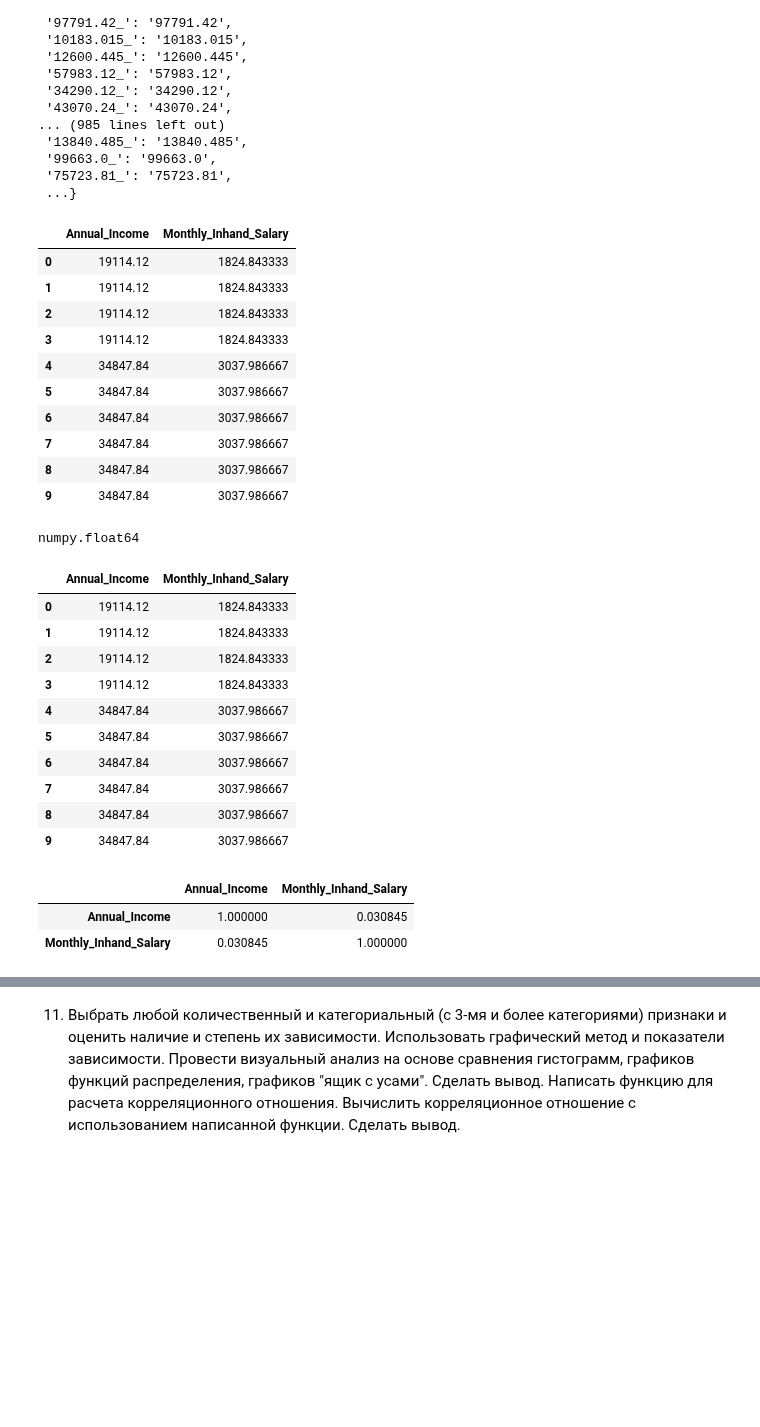
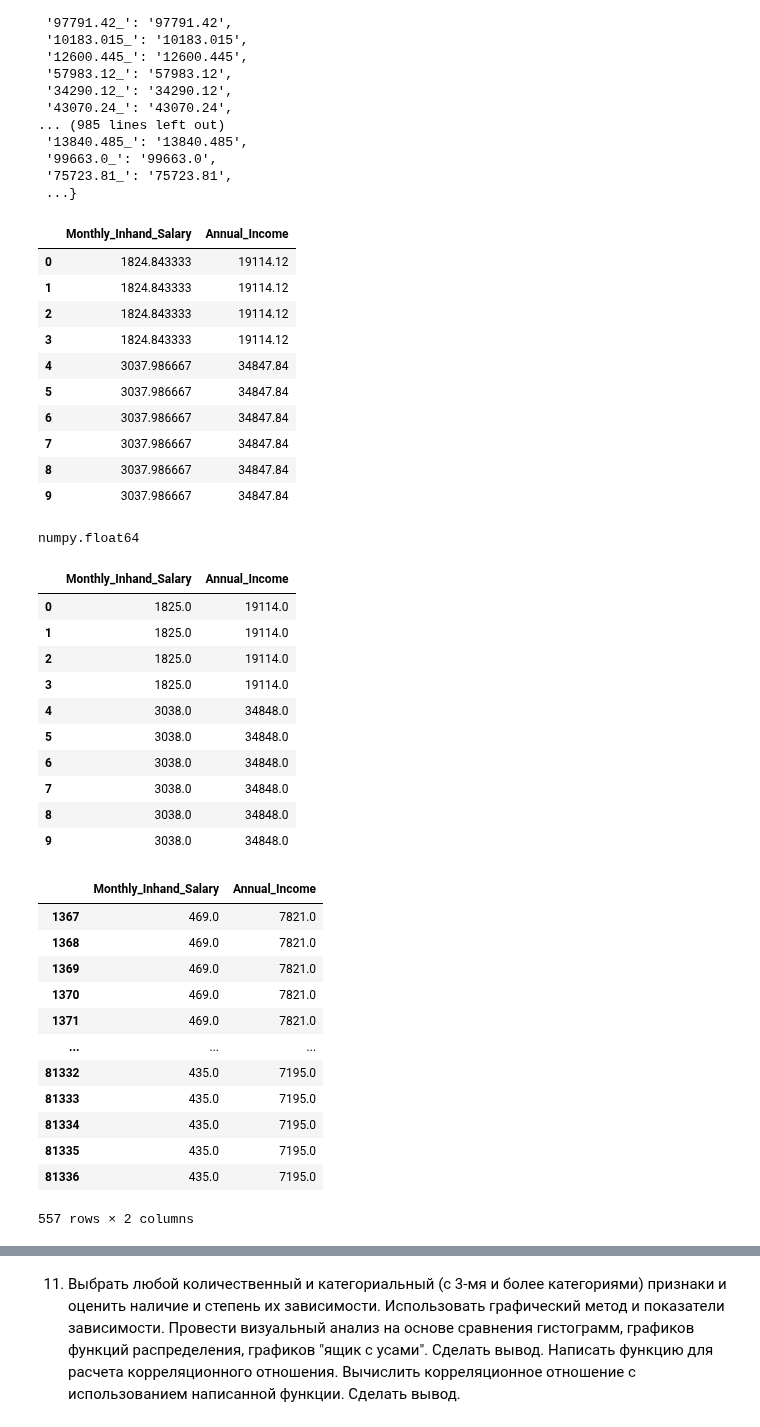
Before and after one commit to Ghukii/TMP-4sem-, a Jupyter notebook: Задание_6/Задание_6_13.ipynb, the cells around one changed output, grey strips where cells are left out. Drawn from its saved outputs; the diff is of its cells as text; code cells hidden in the pictures; blank space fills up the shorter version.

```diff
--- a/Задание_6/Задание_6_13.ipynb
+++ b/Задание_6/Задание_6_13.ipynb
@@ -958,6 +958,6 @@ plt.show()
 Annual_Income: годовой доход
 Monthly_Inhand_Salary: месячная зарплата
 # %%
-tmp = df[['Annual_Income', 'Monthly_Inhand_Salary']]
+tmp = df[['Monthly_Inhand_Salary', 'Annual_Income']]
 tmp.head(10)
 # %% [output]
@@ -1024,17 +1024,17 @@ zamena
 tmp = tmp.replace({'Annual_Income' : zamena})
 tmp.head(10)
 # %% [output]
-|  | Annual_Income | Monthly_Inhand_Salary |
-| 0 | 19114.12 | 1824.843333 |
-| 1 | 19114.12 | 1824.843333 |
-| 2 | 19114.12 | 1824.843333 |
-| 3 | 19114.12 | 1824.843333 |
-| 4 | 34847.84 | 3037.986667 |
-| 5 | 34847.84 | 3037.986667 |
-| 6 | 34847.84 | 3037.986667 |
-| 7 | 34847.84 | 3037.986667 |
-| 8 | 34847.84 | 3037.986667 |
-| 9 | 34847.84 | 3037.986667 |
+|  | Monthly_Inhand_Salary | Annual_Income |
+| 0 | 1824.843333 | 19114.12 |
+| 1 | 1824.843333 | 19114.12 |
+| 2 | 1824.843333 | 19114.12 |
+| 3 | 1824.843333 | 19114.12 |
+| 4 | 3037.986667 | 34847.84 |
+| 5 | 3037.986667 | 34847.84 |
+| 6 | 3037.986667 | 34847.84 |
+| 7 | 3037.986667 | 34847.84 |
+| 8 | 3037.986667 | 34847.84 |
+| 9 | 3037.986667 | 34847.84 |
 # %%
 type(tmp['Monthly_Inhand_Salary'][0])
 # %% [output]
@@ -1047,22 +1047,32 @@ tmp['Annual_Income'] = np.round(tmp['Annual_Income'], decimals=0)
 # %%
 tmp.head(10)
 # %% [output]
-|  | Annual_Income | Monthly_Inhand_Salary |
-| 0 | 19114.12 | 1824.843333 |
-| 1 | 19114.12 | 1824.843333 |
-| 2 | 19114.12 | 1824.843333 |
-| 3 | 19114.12 | 1824.843333 |
-| 4 | 34847.84 | 3037.986667 |
-| 5 | 34847.84 | 3037.986667 |
-| 6 | 34847.84 | 3037.986667 |
-| 7 | 34847.84 | 3037.986667 |
-| 8 | 34847.84 | 3037.986667 |
-| 9 | 34847.84 | 3037.986667 |
+|  | Monthly_Inhand_Salary | Annual_Income |
+| 0 | 1825.0 | 19114.0 |
+| 1 | 1825.0 | 19114.0 |
+| 2 | 1825.0 | 19114.0 |
+| 3 | 1825.0 | 19114.0 |
+| 4 | 3038.0 | 34848.0 |
+| 5 | 3038.0 | 34848.0 |
+| 6 | 3038.0 | 34848.0 |
+| 7 | 3038.0 | 34848.0 |
+| 8 | 3038.0 | 34848.0 |
+| 9 | 3038.0 | 34848.0 |
 # %%
-tmp.corr()
+tmp.loc[tmp['Monthly_Inhand_Salary'] < 500]
 # %% [output]
-|  | Annual_Income | Monthly_Inhand_Salary |
-| Annual_Income | 1.000000 | 0.030845 |
-| Monthly_Inhand_Salary | 0.030845 | 1.000000 |
+|  | Monthly_Inhand_Salary | Annual_Income |
+| 1367 | 469.0 | 7821.0 |
+| 1368 | 469.0 | 7821.0 |
+| 1369 | 469.0 | 7821.0 |
+| 1370 | 469.0 | 7821.0 |
+| 1371 | 469.0 | 7821.0 |
+| ... | ... | ... |
+| 81332 | 435.0 | 7195.0 |
+| 81333 | 435.0 | 7195.0 |
+| 81334 | 435.0 | 7195.0 |
+| 81335 | 435.0 | 7195.0 |
+| 81336 | 435.0 | 7195.0 |
+557 rows × 2 columns
 # %%
 plt.figure(figsize=(18, 6))
```
Also changed, not shown: parts of 7 cells of this notebook.
